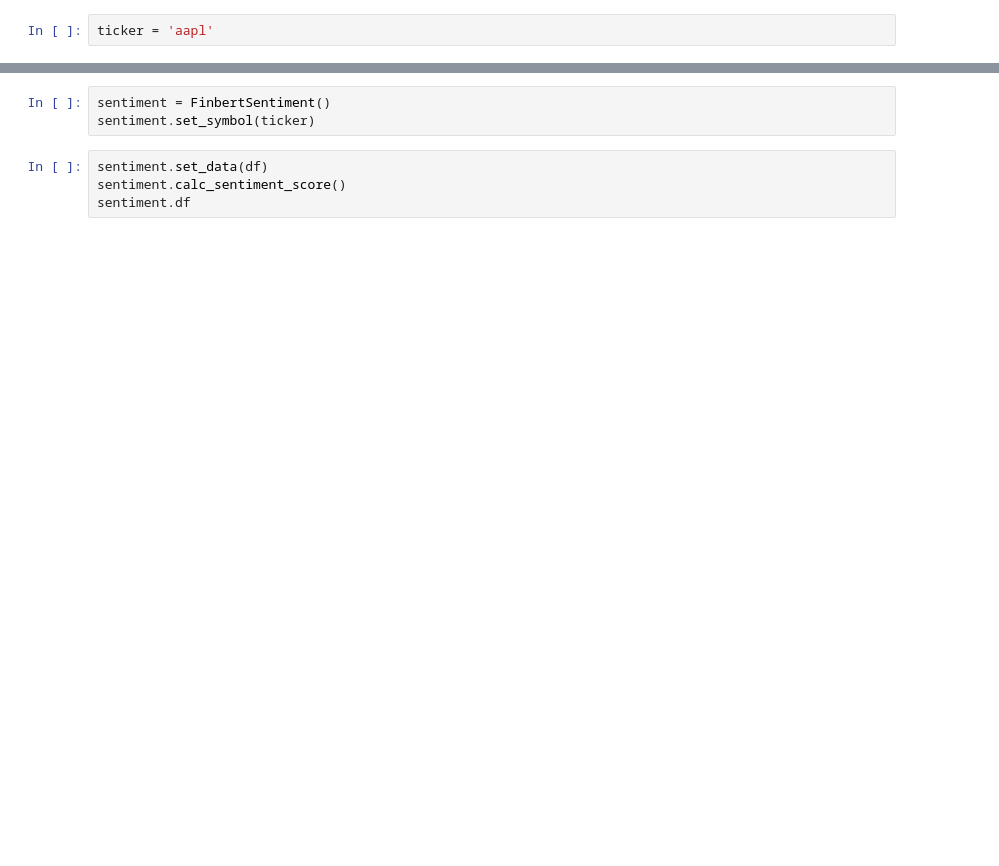
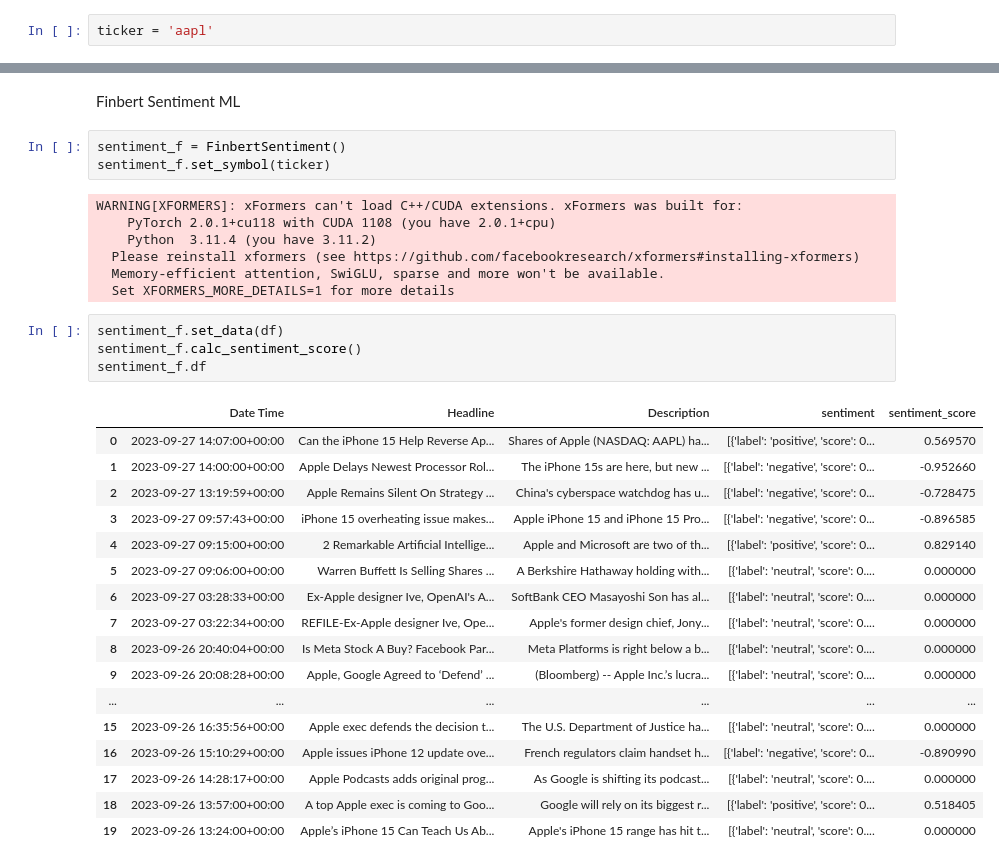
Before and after one commit to dshilman/stock-sentiment-analysis, a Jupyter notebook: code/SentimentAnalysisCompareOOP.ipynb, the cells around one changed output, grey strips where cells are left out. Drawn from its saved outputs; the diff is of its cells as text; blank space fills up the shorter version.

```diff
--- a/code/SentimentAnalysisCompareOOP.ipynb
+++ b/code/SentimentAnalysisCompareOOP.ipynb
@@ -12,8 +39,35 @@ df
+# %% [markdown]
+Finbert Sentiment ML
 # %%
-sentiment = FinbertSentiment()
-sentiment.set_symbol(ticker)
+sentiment_f = FinbertSentiment()
+sentiment_f.set_symbol(ticker)
+# %% [output]
+WARNING[XFORMERS]: xFormers can't load C++/CUDA extensions. xFormers was built for:
+    PyTorch 2.0.1+cu118 with CUDA 1108 (you have 2.0.1+cpu)
+    Python  3.11.4 (you have 3.11.2)
+  Please reinstall xformers (see https://github.com/facebookresearch/xformers#installing-xformers)
+  Memory-efficient attention, SwiGLU, sparse and more won't be available.
+  Set XFORMERS_MORE_DETAILS=1 for more details
 # %%
-sentiment.set_data(df)
-sentiment.calc_sentiment_score()
-sentiment.df
+sentiment_f.set_data(df)
+sentiment_f.calc_sentiment_score()
+sentiment_f.df
+# %% [output]
+|  | Date Time | Headline | Description | sentiment | sentiment_score |
+| 0 | 2023-09-27 14:07:00+00:00 | Can the iPhone 15 Help Reverse Ap... | Shares of Apple (NASDAQ: AAPL) ha... | [{'label': 'positive', 'score': 0... | 0.569570 |
+| 1 | 2023-09-27 14:00:00+00:00 | Apple Delays Newest Processor Rol... | The iPhone 15s are here, but new ... | [{'label': 'negative', 'score': 0... | -0.952660 |
+| 2 | 2023-09-27 13:19:59+00:00 | Apple Remains Silent On Strategy ... | China's cyberspace watchdog has u... | [{'label': 'negative', 'score': 0... | -0.728475 |
+| 3 | 2023-09-27 09:57:43+00:00 | iPhone 15 overheating issue makes... | Apple iPhone 15 and iPhone 15 Pro... | [{'label': 'negative', 'score': 0... | -0.896585 |
+| 4 | 2023-09-27 09:15:00+00:00 | 2 Remarkable Artificial Intellige... | Apple and Microsoft are two of th... | [{'label': 'positive', 'score': 0... | 0.829140 |
+| 5 | 2023-09-27 09:06:00+00:00 | Warren Buffett Is Selling Shares ... | A Berkshire Hathaway holding with... | [{'label': 'neutral', 'score': 0.... | 0.000000 |
+| 6 | 2023-09-27 03:28:33+00:00 | Ex-Apple designer Ive, OpenAI's A... | SoftBank CEO Masayoshi Son has al... | [{'label': 'neutral', 'score': 0.... | 0.000000 |
+| 7 | 2023-09-27 03:22:34+00:00 | REFILE-Ex-Apple designer Ive, Ope... | Apple's former design chief, Jony... | [{'label': 'neutral', 'score': 0.... | 0.000000 |
+| 8 | 2023-09-26 20:40:04+00:00 | Is Meta Stock A Buy? Facebook Par... | Meta Platforms is right below a b... | [{'label': 'neutral', 'score': 0.... | 0.000000 |
+| 9 | 2023-09-26 20:08:28+00:00 | Apple, Google Agreed to ‘Defend’ ... | (Bloomberg) -- Apple Inc.’s lucra... | [{'label': 'neutral', 'score': 0.... | 0.000000 |
+| ... | ... | ... | ... | ... | ... |
+| 15 | 2023-09-26 16:35:56+00:00 | Apple exec defends the decision t... | The U.S. Department of Justice ha... | [{'label': 'neutral', 'score': 0.... | 0.000000 |
+| 16 | 2023-09-26 15:10:29+00:00 | Apple issues iPhone 12 update ove... | French regulators claim handset h... | [{'label': 'negative', 'score': 0... | -0.890990 |
+| 17 | 2023-09-26 14:28:17+00:00 | Apple Podcasts adds original prog... | As Google is shifting its podcast... | [{'label': 'neutral', 'score': 0.... | 0.000000 |
+| 18 | 2023-09-26 13:57:00+00:00 | A top Apple exec is coming to Goo... | Google will rely on its biggest r... | [{'label': 'positive', 'score': 0... | 0.518405 |
+| 19 | 2023-09-26 13:24:00+00:00 | Apple’s iPhone 15 Can Teach Us Ab... | Apple's iPhone 15 range has hit t... | [{'label': 'neutral', 'score': 0.... | 0.000000 |
 # %%
```
Also changed, not shown: parts of 11 cells of this notebook, 8 other files.
